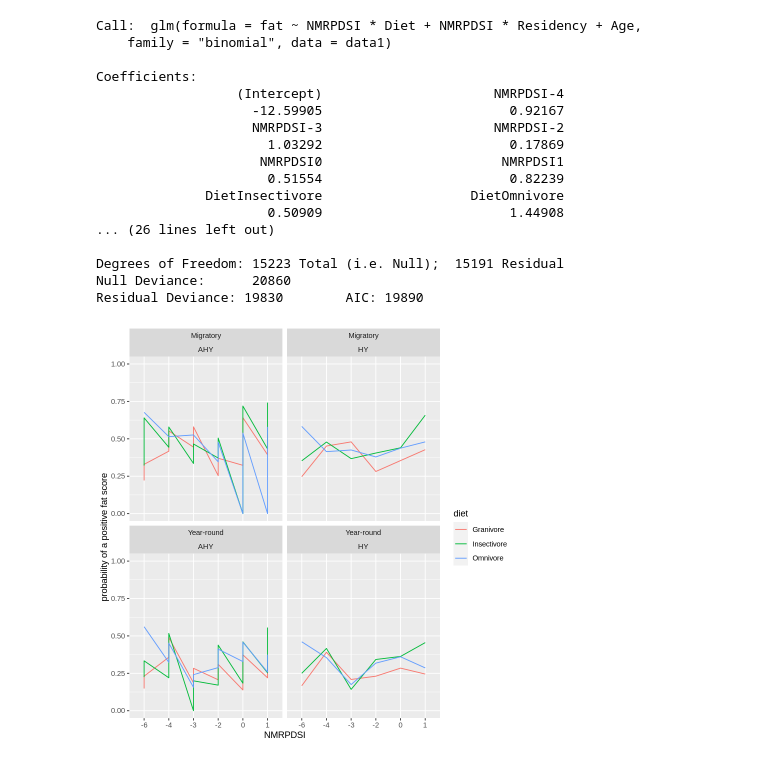
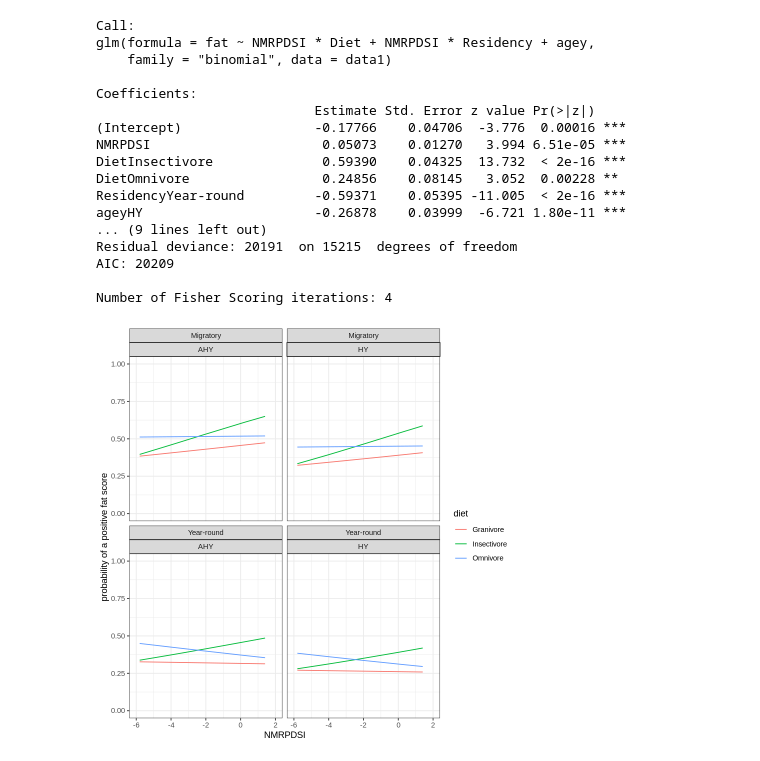
Before and after one commit to akshan-main/Avian-Health-during-Fall-Migration, a Jupyter notebook: Untitled0.ipynb, the cells around one changed output. Cells and saved outputs as stored; diff of their text form; code cells hidden in the pictures.

```diff
--- a/Untitled0.ipynb
+++ b/Untitled0.ipynb
@@ -7,9 +7,7 @@ library(ggplot2)
 
 data1 <- read.csv("/content/animals-1555860-supplementary.csv")
 colnames(data1)[5]<-"agey"
-data1$agey<-as.factor(data1$agey)
+
 colnames(data1)[6]<-"fat"
-data1$fat<-as.factor(data1$fat)
+
 colnames(data1)[10]<-"NMRPDSI"
-data1$NMRPDSI<-round(data1$NMRPDSI)
-data1$NMRPDSI<-as.factor(data1$NMRPDSI)
@@ -26,23 +14,24 @@ data1$NMRPDSI<-as.factor(data1$NMRPDSI)
 # %%
-glm(fat~NMRPDSI * Diet + NMRPDSI * Residency + Age,data=data1,family="binomial")
+logistic<-glm(fat~NMRPDSI * Diet + NMRPDSI * Residency + agey,data=data1,family="binomial")
+summary(logistic)
 # %% [output]
-Call:  glm(formula = fat ~ NMRPDSI * Diet + NMRPDSI * Residency + Age,
+Call:
+glm(formula = fat ~ NMRPDSI * Diet + NMRPDSI * Residency + agey,
     family = "binomial", data = data1)
 
 Coefficients:
-                  (Intercept)                      NMRPDSI-4
-                    -12.59905                        0.92167
-                    NMRPDSI-3                      NMRPDSI-2
-                      1.03292                        0.17869
-                     NMRPDSI0                       NMRPDSI1
-                      0.51554                        0.82239
-              DietInsectivore                   DietOmnivore
-                      0.50909                        1.44908
-... (26 lines left out)
+                            Estimate Std. Error z value Pr(>|z|)
+(Intercept)                 -0.17766    0.04706  -3.776  0.00016 ***
+NMRPDSI                      0.05073    0.01270   3.994 6.51e-05 ***
+DietInsectivore              0.59390    0.04325  13.732  < 2e-16 ***
+DietOmnivore                 0.24856    0.08145   3.052  0.00228 **
+ResidencyYear-round         -0.59371    0.05395 -11.005  < 2e-16 ***
+ageyHY                      -0.26878    0.03999  -6.721 1.80e-11 ***
+... (9 lines left out)
+Residual deviance: 20191  on 15215  degrees of freedom
+AIC: 20209
 
-Degrees of Freedom: 15223 Total (i.e. Null);  15191 Residual
-Null Deviance:      20860
-Residual Deviance: 19830        AIC: 19890
+Number of Fisher Scoring iterations: 4
 # %%
 predicted.data <- data.frame(
   probability.of.fat=logistic$fitted.values,
@@ -51,6 +40,6 @@ predicted.data <- data.frame(
 predicted.data <- predicted.data[
   order(predicted.data$probability.of.fat, decreasing=FALSE),]
 # %%
-ggplot(data=predicted.data,aes(x=NMRPDSI,y=probability.of.fat))+ geom_line(aes(group=diet,color=diet))+ facet_wrap(~Residency+agey)+labs(y="probability of a positive fat score")+ylim(0,1)
+ggplot(data=predicted.data,aes(x=NMRPDSI,y=probability.of.fat))+ geom_line(aes(group=diet,color=diet))+ facet_wrap(~Residency+agey)+labs(y="probability of a positive fat score")+ylim(0,1)+xlim(-6,2)+theme_bw()
 # %% [output]
-[figure, old version]
+[figure, new version]
```
Also changed, not shown: parts of 1 cell of this notebook.
